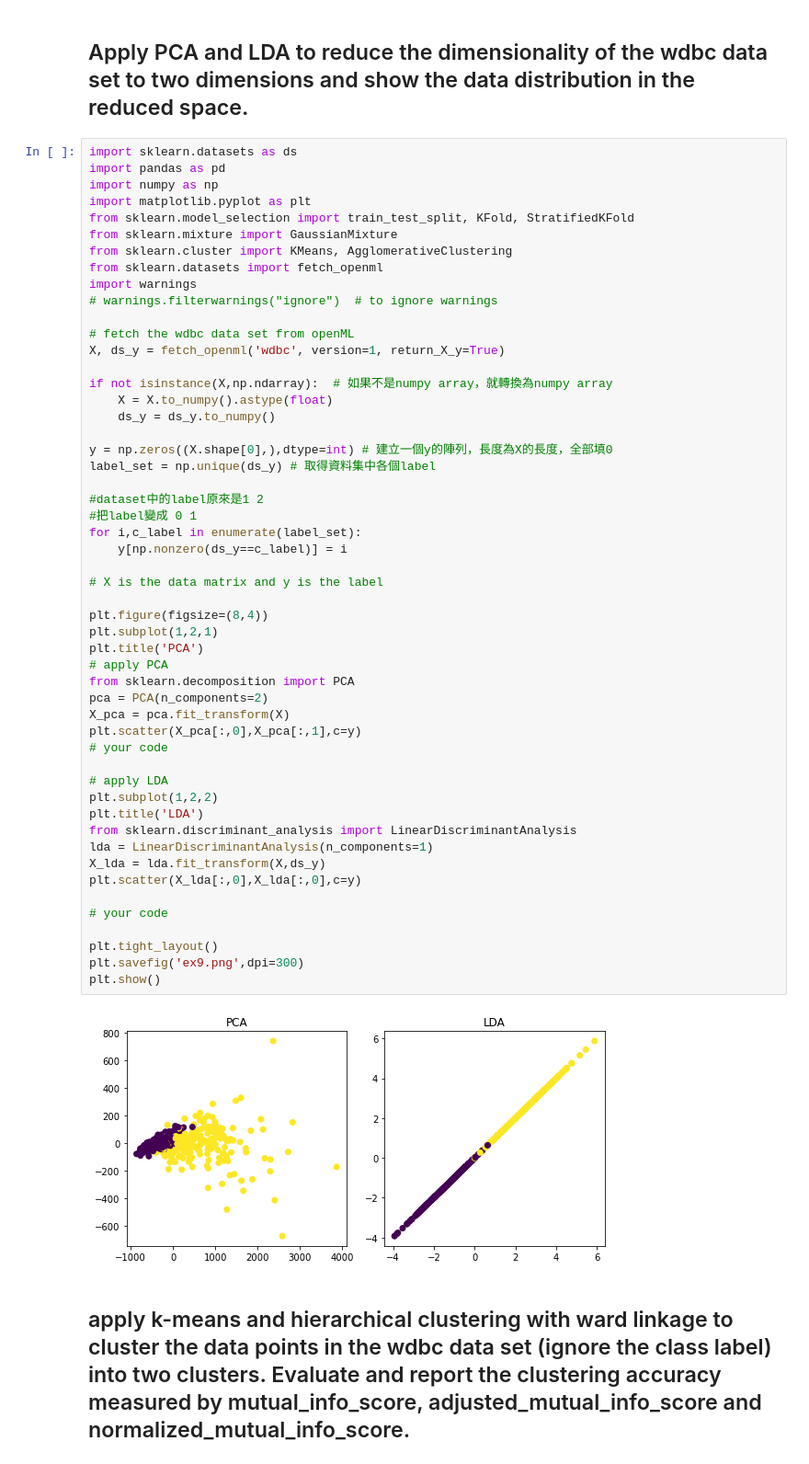
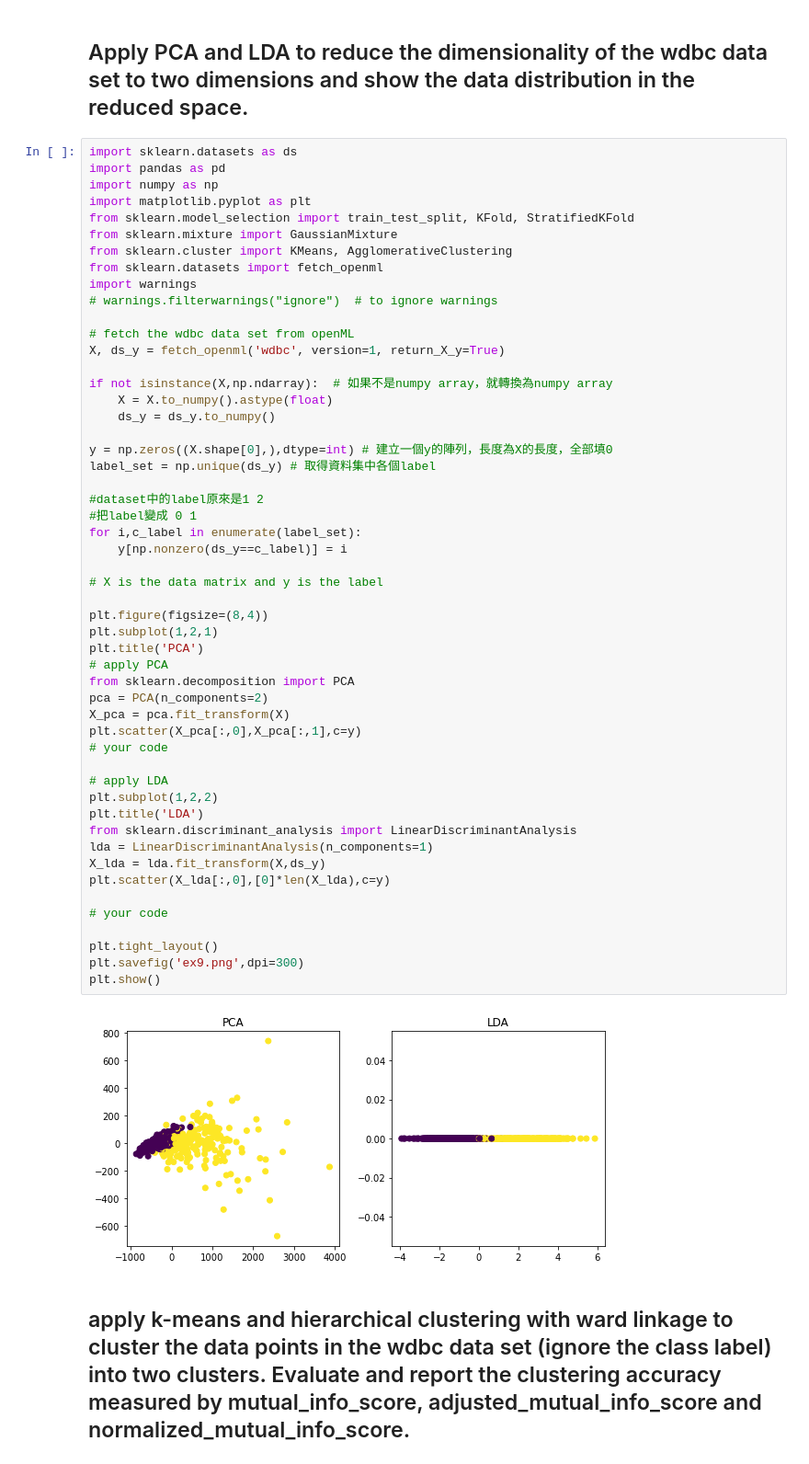
Before and after one commit to chouguting/ntou_machine_learning, a Jupyter notebook: homework_03.ipynb, the cells around one changed output. Shown at 92% size. Drawn from its saved outputs; the diff is of its cells as text.

```diff
--- a/homework_03.ipynb
+++ b/homework_03.ipynb
@@ -25,35 +25,35 @@ label_set = np.unique(ds_y) # 取得資料集中各個label
 #dataset中的label原來是1 2
 #把label變成 0 1
 for i,c_label in enumerate(label_set):
     y[np.nonzero(ds_y==c_label)] = i
 
 # X is the data matrix and y is the label
 
 plt.figure(figsize=(8,4))
 plt.subplot(1,2,1)
 plt.title('PCA')
 # apply PCA
 from sklearn.decomposition import PCA
 pca = PCA(n_components=2)
 X_pca = pca.fit_transform(X)
 plt.scatter(X_pca[:,0],X_pca[:,1],c=y)
 # your code
 
 # apply LDA
 plt.subplot(1,2,2)
 plt.title('LDA')
 from sklearn.discriminant_analysis import LinearDiscriminantAnalysis
 lda = LinearDiscriminantAnalysis(n_components=1)
 X_lda = lda.fit_transform(X,ds_y)
-plt.scatter(X_lda[:,0],X_lda[:,0],c=y)
+plt.scatter(X_lda[:,0],[0]*len(X_lda),c=y)
 
 # your code
 
 plt.tight_layout()
 plt.savefig('ex9.png',dpi=300)
 plt.show()
 # %% [output]
-[figure, old version]
+[figure, new version]
 # %% [markdown]
 ## apply k-means and hierarchical clustering with ward linkage to cluster the data points in the wdbc data set (ignore the class label) into two clusters. Evaluate and report the clustering accuracy measured by mutual_info_score, adjusted_mutual_info_score and normalized_mutual_info_score.
 # %%
```
Also changed, not shown: parts of 2 cells of this notebook, 23 other files.
